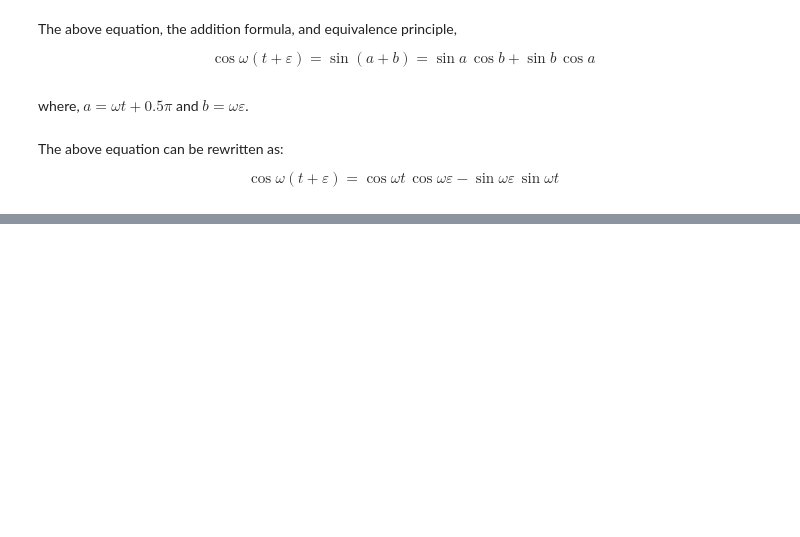
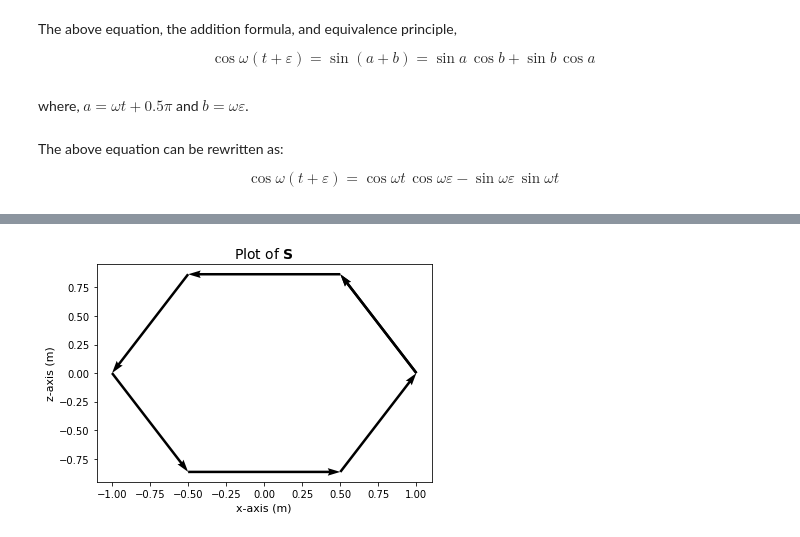
Before and after one commit to jordandll/Electromagnetism, a Jupyter notebook: Solenoids.ipynb, the cells around one changed output, grey strips where cells are left out. Saved outputs shown, nothing was run; the diff lists cells and outputs as text; code cells hidden in the pictures; blank space fills up the shorter version.

```diff
--- a/Solenoids.ipynb
+++ b/Solenoids.ipynb
@@ -262,0 +329,11 @@ $$ P_x'(t) = nr\big( \cos \omega t(\cos \omega \varepsilon - 1) - \sin \omega \v
+# %%
+# Plot the vector field 'S' (2)
+
+fig, ax = plt.subplots()
+ax.set_title(r'Plot of $\mathbf{S}$', size = 14)
+ax.set_xlabel('x-axis (m)', size = 11)
+ax.set_ylabel('z-axis (m)', size = 11)
+
+Q = ax.quiver(P_x, P_z, dP_x/6, dP_z/6, angles='xy', scale=1.0, scale_units='xy')
+# %% [output]
+[figure, added]
```
Also changed, not shown: parts of 26 cells of this notebook.
